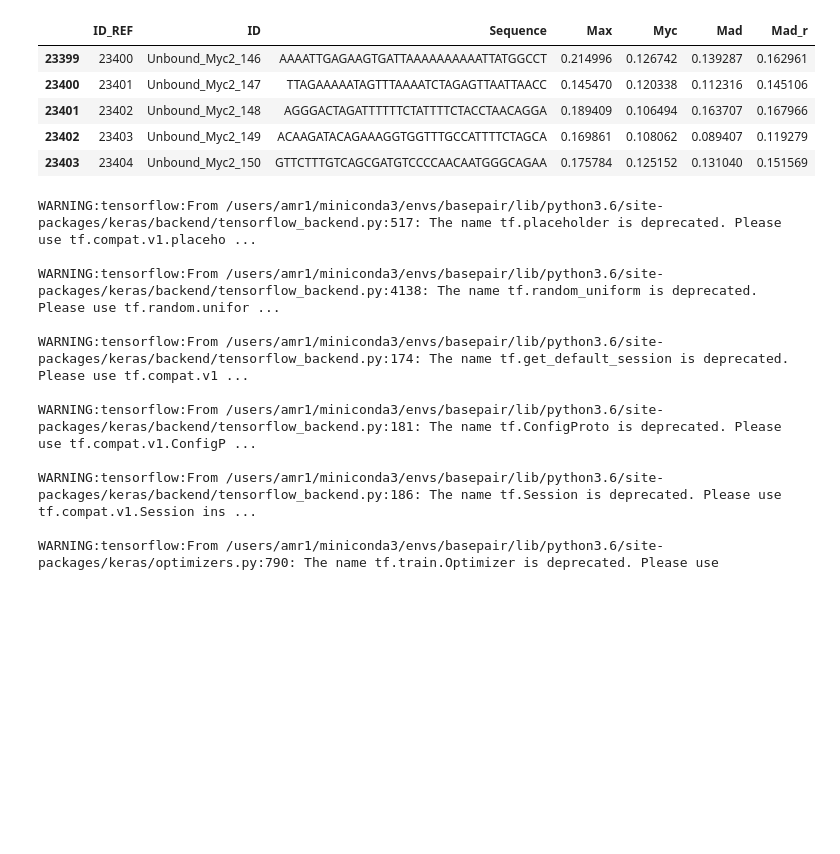
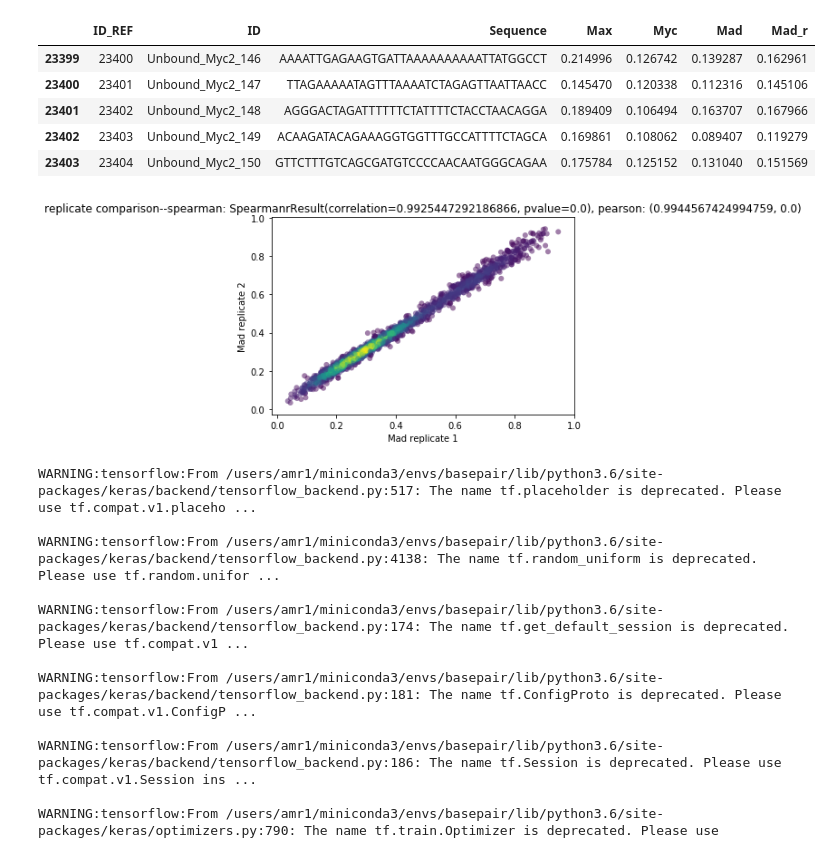
Before and after one commit to kundajelab/pho4, a Jupyter notebook: paralogous/analyze_k562_mad.ipynb, the cells around one changed output. Drawn from its saved outputs; the diff is of its cells as text; code cells hidden in the pictures; blank space fills up the shorter version.

```diff
--- a/paralogous/analyze_k562_mad.ipynb
+++ b/paralogous/analyze_k562_mad.ipynb
@@ -56,6 +56,20 @@ for idx in sample_indices:
     seqs.append(all_seqs[idx])
     xvals1.append(all_xvals1[idx])
     xvals2.append(all_xvals2[idx])
+# %%
+xy = np.vstack([xvals1,xvals2])
+z = gaussian_kde(xy)(xy)
+smallFont = {'size' : 10}
+plt.rc('font', **smallFont)
+fig, ax = plt.subplots()
+ax.scatter(xvals1, xvals2, c=z, edgecolor='', alpha=0.5)
+plt.xlabel("Mad replicate 1")
+plt.ylabel("Mad replicate 2")
+plt.title("replicate comparison--spearman: "+ \
+          str(spearmanr(xvals1, xvals2)) + ", pearson: "+ str(pearsonr(xvals1, xvals2)))
+plt.show()
+# %% [output]
+[figure, added]
 # %%
 os.environ["CUDA_VISIBLE_DEVICES"]="3, 4"
 def multinomial_nll(true_counts, logits):
```
Also changed, not shown: 4 other files.
